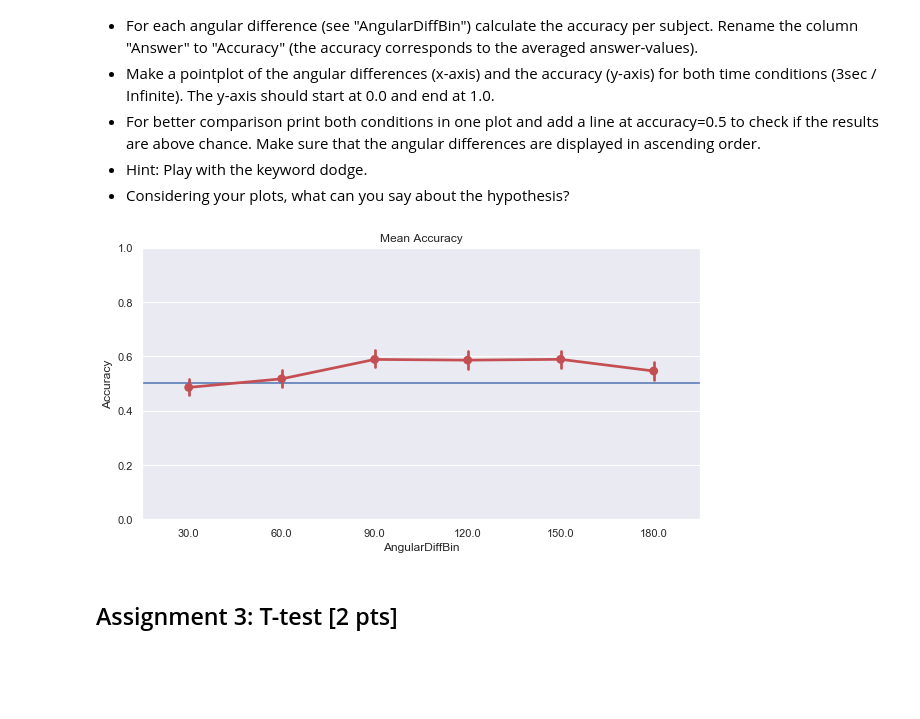
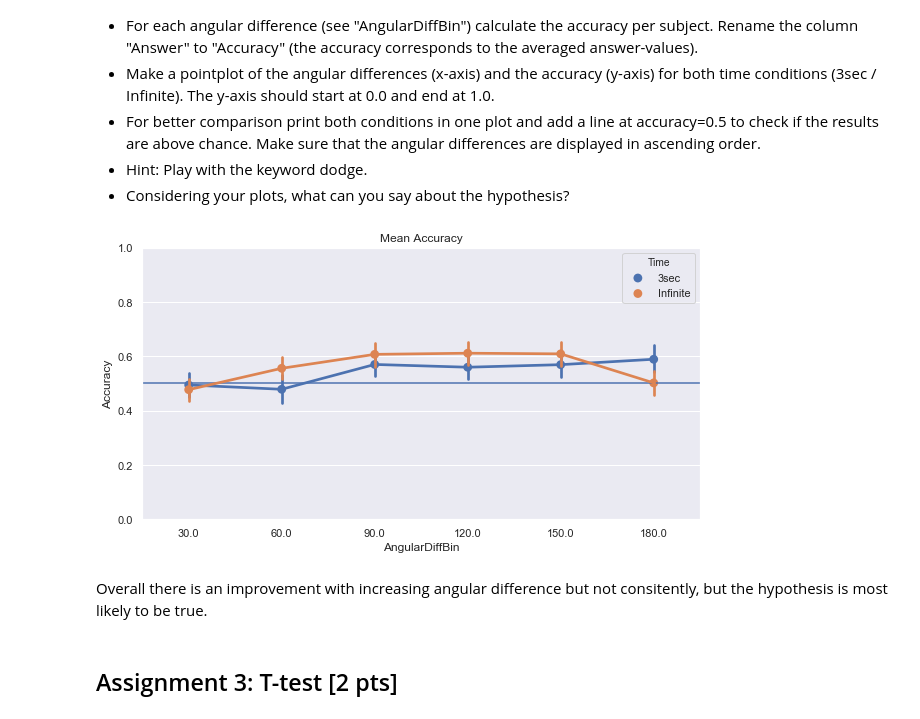
Before and after one commit to NBP-ACC/week-5-acc_2, a Jupyter notebook: sheet03.ipynb, the cells around one changed output. Cells and saved outputs as stored; diff of their text form; code cells hidden in the pictures; blank space fills up the shorter version.

```diff
--- a/sheet03.ipynb
+++ b/sheet03.ipynb
@@ -311,7 +307,6 @@ plot_data_point(data, modifier = filter_outlier)
 # %%
 def plot_data_measurement(data, modifier = None):
     "Plot the reaction times for the Relative Task to test the hypothesis 1 with filter data"
-    palette = itertools.cycle(["r","b","g","y"])
 
     #Get the avaliable times and the task "Relative"
     times = data['Time'].unique()
@@ -357,30 +352,31 @@ The output does not clearly verify the hypothesis since there is only a tiny inc
 # %%
 def plot_data_measurement(data, modifier = None):
     "Plot the reaction times for the Relative Task to test the hypothesis 1 with filter data"
 
     #Get the avaliable times and the task "Relative"
     times = data['Time'].unique()
     task = ["Relative"]
 
     #Create ths graph
     fig, axes = plt.subplots(figsize= (10,5))
 
     #get the calculated data for plotting
     selection = plot_data_renamend (data, task, times, modifier, ang = True)
 
 
     #plots the first pointplot
     axes.axhline(0.5)
     axes.set(xlabel = "AngularDiffBin", yLabel = "Accurracy", title = "Mean Accuracy")
-    sns.pointplot(x = "AngularDiffBin", y = "Accuracy" , data = selection, color = "r")
+    sns.pointplot(x = "AngularDiffBin", y = "Accuracy" , data = selection, hue="Time")
     # Adjust the graphs per column, that they are all in the range of 0 to 1
     axes.set_ylim(0, 1)
 
 
-
 plot_data_measurement(data, modifier = filter_outlier)
 # %% [output]
-[figure, old version]
+[figure, new version]
+# %% [markdown]
+Overall there is an improvement with increasing angular difference but not consitently, but the hypothesis is most likely to be true.
 # %% [markdown]
 ## Assignment 3: T-test [2 pts]
 # %% [markdown]
```
Also changed, not shown: parts of 6 cells of this notebook.
